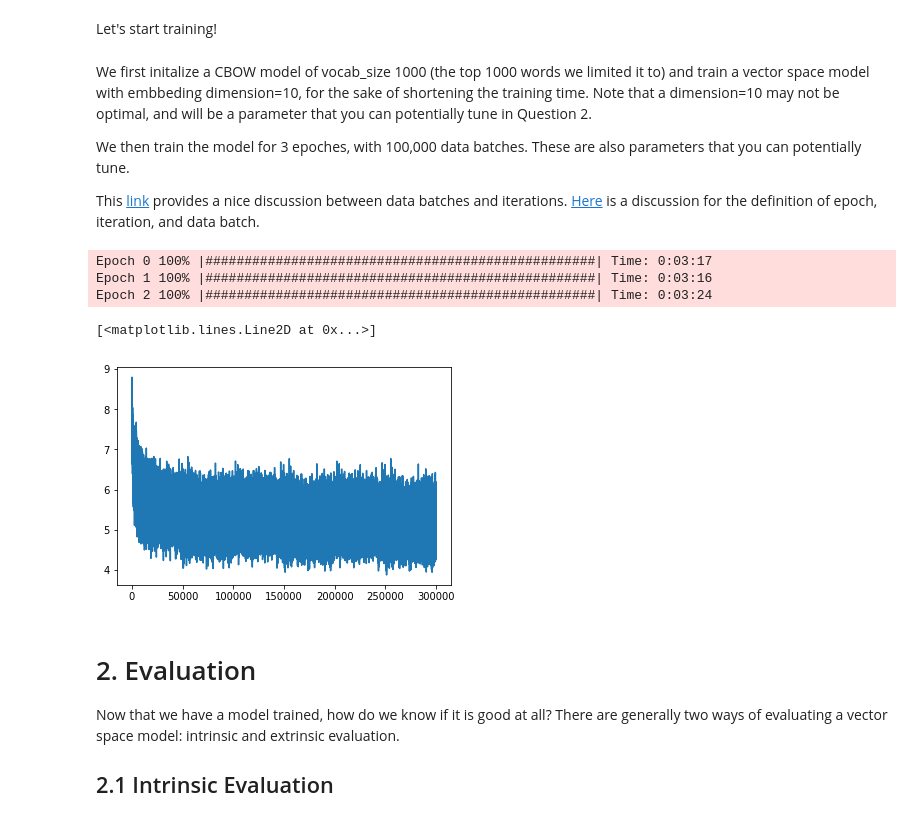
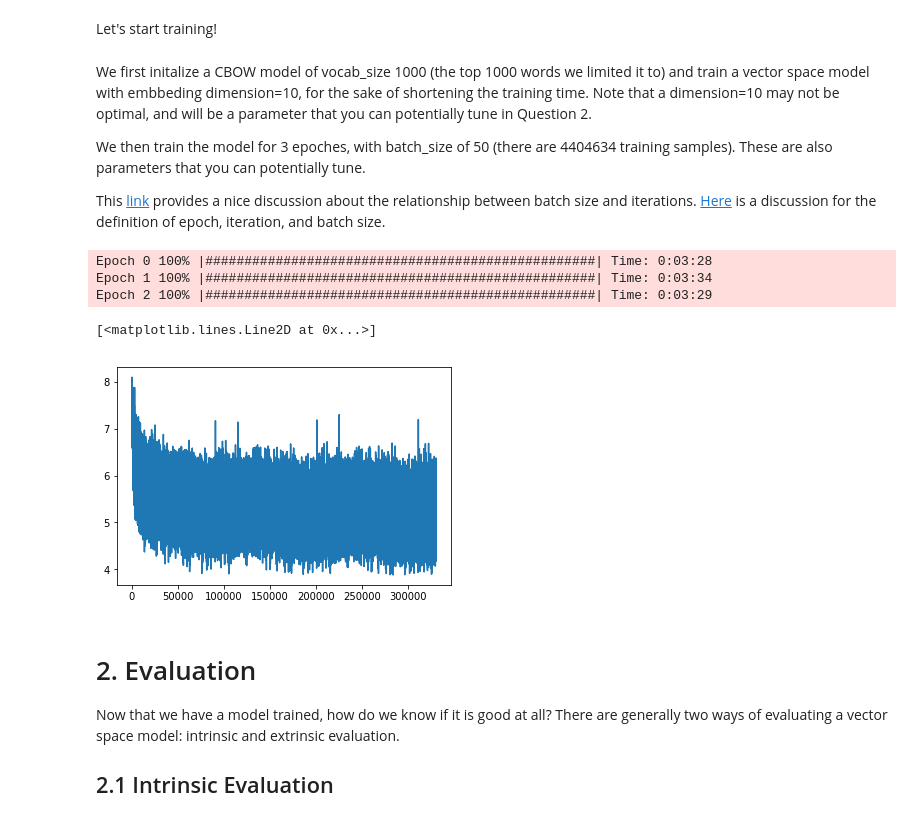
Before and after one commit to sidenver/word2vec_assignment, a Jupyter notebook: w2v_hw/w2v_hw.ipynb, the cells around one changed output. Cells and saved outputs as stored; diff of their text form; code cells hidden in the pictures.

```diff
--- a/w2v_hw/w2v_hw.ipynb
+++ b/w2v_hw/w2v_hw.ipynb
@@ -297,8 +303,8 @@ class CBOW(nn.Module):
 
         Just like numpy, PyTorch's Tensor is also an n-dimensional array.
         Since the input we will pass in at a time is a batch of data points,
-        the first dimension (dim=0) is the batch dimension (can be
-        understood as a list of data point). Thus, we need to tell LogSoftmax
+        (can be understood as a list of data point) the first dimension
+        (dim=0) is the batch dimension . Thus, we need to tell LogSoftmax
         that dim=1 is the actual data point.
         """
         self.logsoftmax = nn.LogSoftmax(dim=1)
@@ -310,9 +316,9 @@ class CBOW(nn.Module):
                   W = number of indices to extract per mini-batch
         - outputs: (N, vocab_size),  N = mini-batch size
         """
-        out = self.emb(inputs).sum(dim=1)
-        out = self.linear(out)
-        return self.logsoftmax(out)
+        input_layer_output = self.emb(inputs).sum(dim=1)
+        hidden_layer_output = self.linear(input_layer_output)
+        return self.logsoftmax(hidden_layer_output)
 
     # helper function to retrieve the trained vector space model (or word embedding)
     def word_embedding(self):
@@ -332,15 +338,14 @@ Next we need to actually train the model.
 # handy library to help you visualize the progress
 import progressbar
 
-def train_cbow(model, num_epochs=5, batches=100):
+def train_cbow(model, num_epochs=3, batch_size=50):
     """
     A function to call for training given the model.
 
     Parameters for train_cbow():
         - model: a CBOW instance
         - num_epochs: number of time the entire dataset is trained through
-        - batches:  recall that batches is not the size of the batch,
-                    but how many batches the dataset is divided into.
+        - batch_size: the size of the batch
     """
 
 
@@ -365,11 +370,17 @@ def train_cbow(model, num_epochs=5, batches=100):
     for epoch in range(num_epochs):
 
         # progressbar setting
-        widgets = ['Epoch {} '.format(epoch), progressbar.Percentage(), ' ', progressbar.Bar(), ' ', progressbar.ETA()]
-        bar = progressbar.ProgressBar(widgets=widgets, max_value=batches)
+        widgets = ['Epoch {} '.format(epoch), progressbar.Percentage(), ' ',
+                    progressbar.Bar(), ' ',
+                    progressbar.ETA()]
+        max_iteration = np.ceil(X.shape[0]/float(batch_size))
+        bar = progressbar.ProgressBar(widgets=widgets, max_value=max_iteration)
 
-        # bar(data_batcher(X, Y, batches)) is a way for progressbar to keep track of data_batcher(X, Y, batches)
-        for context, target in bar(data_batcher(X, Y, batches)):
+        """
+        bar(data_batcher(X, Y, batches)) is a way for progressbar to keep track of data_batcher(X, Y, batches)
+        bar(*) output whatever is pass into it, but also update the counter for progress bar
+        """
+        for context, target in bar(data_batcher(X, Y, batch_size)):
 
             """
             Wrap our training pair context and target first through torch.LongTensor,
@@ -440,20 +451,20 @@ from matplotlib import pyplot as plt
 # %% [markdown]
 We first initalize a CBOW model of vocab_size 1000 (the top 1000 words we limited it to) and train a vector space model with embbeding dimension=10, for the sake of shortening the training time. Note that a dimension=10 may not be optimal, and will be a parameter that you can potentially tune in Question 2.
 
-We then train the model for 3 epoches, with 100,000 data batches. These are also parameters that you can potentially tune.
+We then train the model for 3 epoches, with batch_size of 50 (there are 4404634 training samples). These are also parameters that you can potentially tune.
 
-This [link](https://stats.stackexchange.com/questions/164876/tradeoff-batch-size-vs-number-of-iterations-to-train-a-neural-network) provides a nice discussion between data batches and iterations. [Here](https://stackoverflow.com/questions/4752626/epoch-vs-iteration-when-training-neural-networks) is a discussion for the definition of epoch, iteration, and data batch.
+This [link](https://stats.stackexchange.com/questions/164876/tradeoff-batch-size-vs-number-of-iterations-to-train-a-neural-network) provides a nice discussion about the relationship between batch size and iterations. [Here](https://stackoverflow.com/questions/4752626/epoch-vs-iteration-when-training-neural-networks) is a discussion for the definition of epoch, iteration, and batch size.
 # %%
 model = CBOW(vocab_size=vocab_size, embedding_dim=10, word_to_ix=word_to_ix)
 
-# Train with 3 epochs, 100,000 data batches
-plt.plot(train_cbow(model, num_epochs=3, batches=100000))
+# Train with 3 epochs, batch size of 40. #100,000 data batches
+plt.plot(train_cbow(model, num_epochs=3, batch_size=40))
 # %% [output]
-Epoch 0 100% |##################################################| Time: 0:03:17
-Epoch 1 100% |##################################################| Time: 0:03:16
-Epoch 2 100% |##################################################| Time: 0:03:24
+Epoch 0 100% |##################################################| Time: 0:03:28
+Epoch 1 100% |##################################################| Time: 0:03:34
+Epoch 2 100% |##################################################| Time: 0:03:29
 [<matplotlib.lines.Line2D at 0x...>]
-[figure, old version]
+[figure, new version]
 # %% [markdown]
 # 2. Evaluation
 
```
Also changed, not shown: parts of 29 cells of this notebook.
